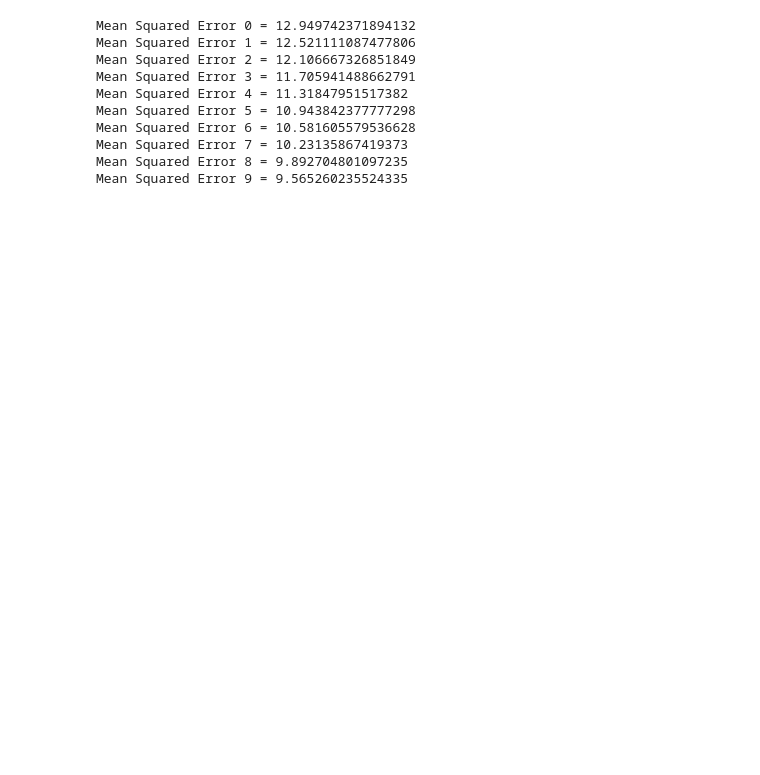
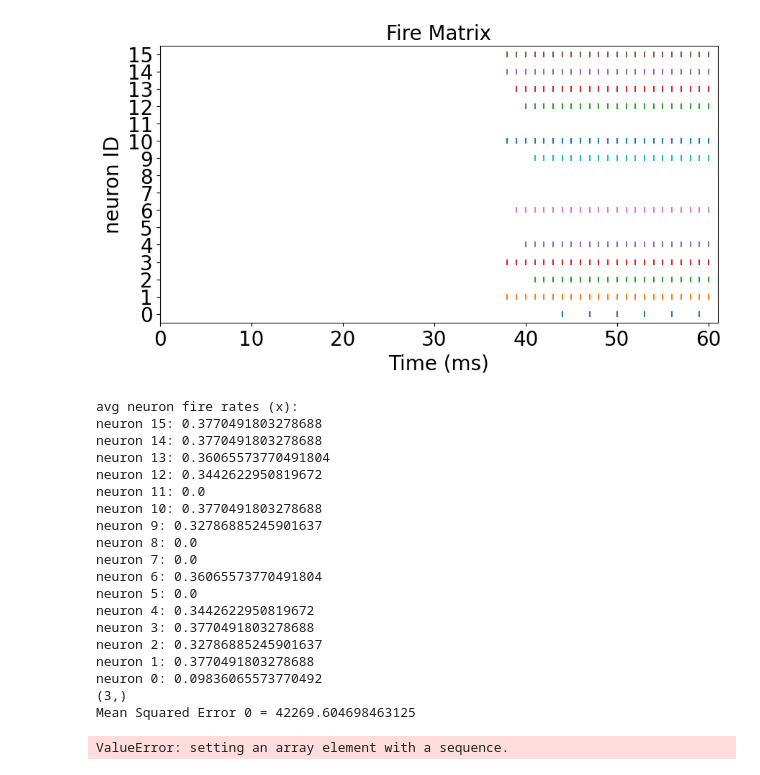
Before and after one commit to rfebbo/SNN_DPE, a Jupyter notebook: demonstration/05_weight_update.ipynb, the cells around one changed output. Drawn from its saved outputs; the diff is of its cells as text; code cells hidden in the pictures; blank space fills up the shorter version.

```diff
--- a/demonstration/05_weight_update.ipynb
+++ b/demonstration/05_weight_update.ipynb
@@ -21,41 +21,53 @@ test_idx = 0
 normalized_iris_data_sample = normalized_iris_data[test_idx]
 label = labels[test_idx]
 
 # create a test network and encoders
 n_neurons = 16
 n_synapses = int(n_neurons * np.random.uniform(low=2, high=3)) # random number from n_neurons * 2 to n_neurons * 3
 
 neurons = create_network(n_neurons, n_synapses)
 
 encoders = create_encoders(len(attributes))
 
 dpe_weights = np.random.rand(n_neurons, len(classes))
 
 sim_time = 200
 
 # show we can reduce error for a singe test sample
 for i in range(10):
     # feed a test sample into the test network
     fire_matrix = run_network_early_exit(neurons, encoders, normalized_iris_data_sample, sim_time)
-
+    plot_fire_matrix(fire_matrix)
     reset_network(neurons, encoders)
 
     x, y = forward_pass(fire_matrix, dpe_weights)
+    print(y.shape)
 
     y_hat = np.zeros(len(classes))
     y_hat[label] = 1
 
     print(f'Mean Squared Error {i} = {mse(y, y_hat)}')
 
     update_weights(fire_matrix, dpe_weights, x, y, y_hat)
 # %% [output]
+[figure, added]
-Mean Squared Error 0 = 12.949742371894132
-Mean Squared Error 1 = 12.521111087477806
-Mean Squared Error 2 = 12.106667326851849
-Mean Squared Error 3 = 11.705941488662791
-Mean Squared Error 4 = 11.31847951517382
-Mean Squared Error 5 = 10.943842377777298
-Mean Squared Error 6 = 10.581605579536628
-Mean Squared Error 7 = 10.23135867419373
-Mean Squared Error 8 = 9.892704801097235
-Mean Squared Error 9 = 9.565260235524335
+avg neuron fire rates (x):
+neuron 15: 0.3770491803278688
+neuron 14: 0.3770491803278688
+neuron 13: 0.36065573770491804
+neuron 12: 0.3442622950819672
+neuron 11: 0.0
+neuron 10: 0.3770491803278688
+neuron 9: 0.32786885245901637
+neuron 8: 0.0
+neuron 7: 0.0
+neuron 6: 0.36065573770491804
+neuron 5: 0.0
+neuron 4: 0.3442622950819672
+neuron 3: 0.3770491803278688
+neuron 2: 0.32786885245901637
+neuron 1: 0.3770491803278688
+neuron 0: 0.09836065573770492
+(3,)
+Mean Squared Error 0 = 42269.604698463125
+ValueError: setting an array element with a sequence.
```
Also changed, not shown: 8 other files.
